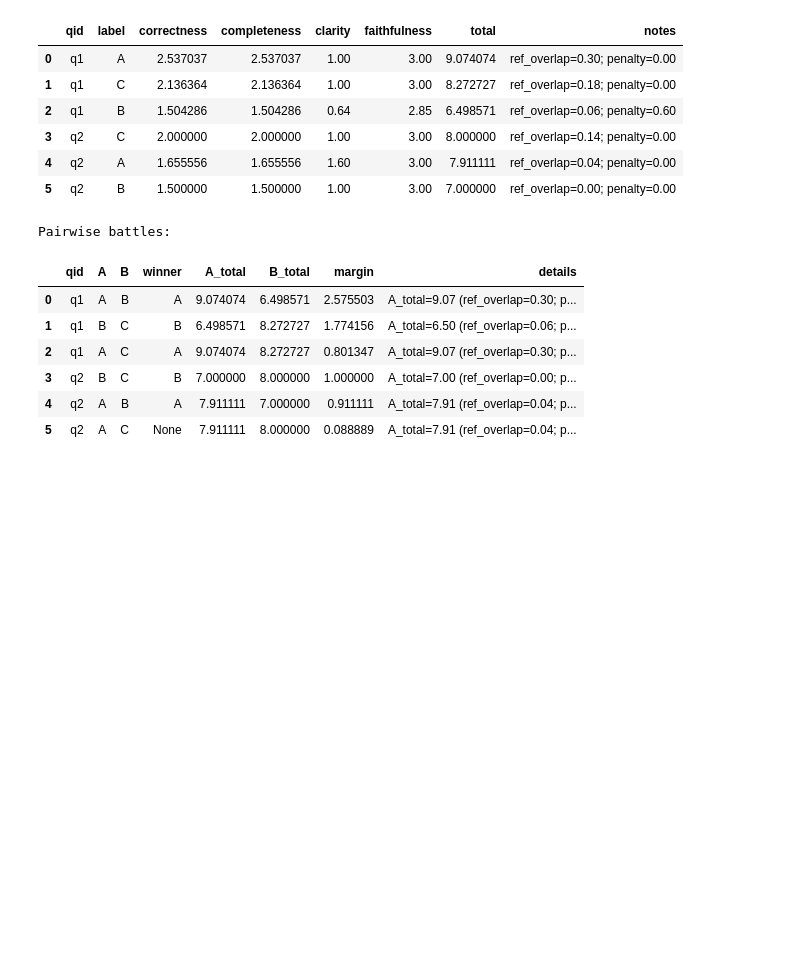
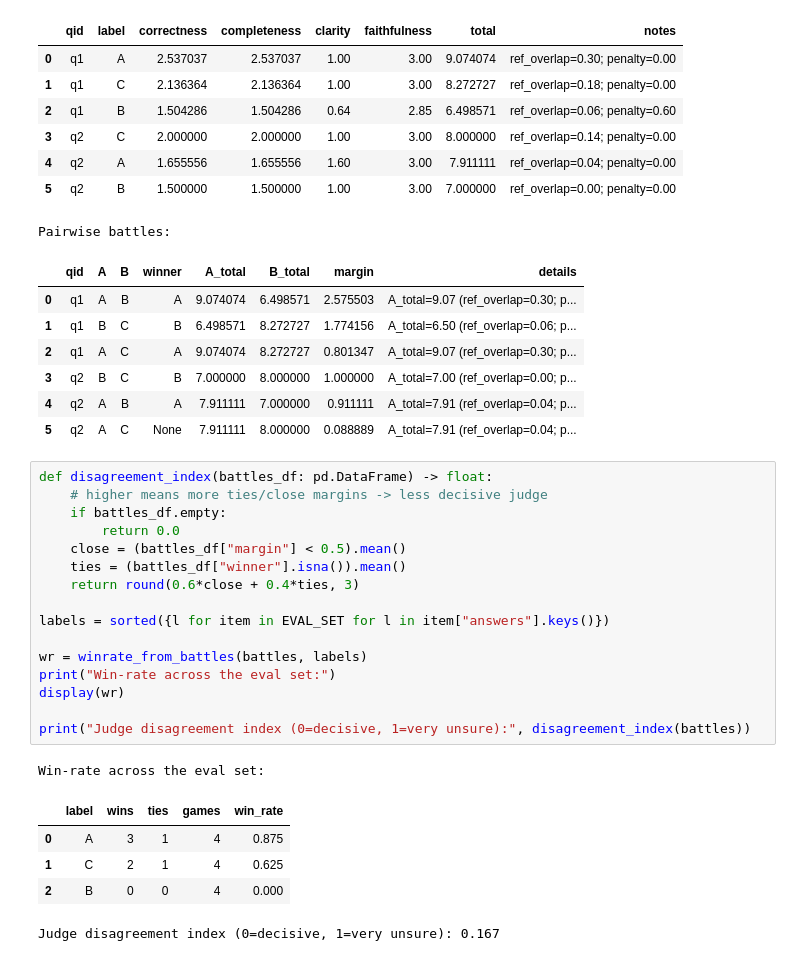
Before and after one commit to m-zayed5722/Miscellaneous-Projects, a Jupyter notebook: EvalForge_Lite.ipynb, the cells around one changed output. Cells and saved outputs as stored; diff of their text form; blank space fills up the shorter version.

```diff
--- a/EvalForge_Lite.ipynb
+++ b/EvalForge_Lite.ipynb
@@ -282,3 +282,26 @@ Pairwise battles:
 | 3 | q2 | B | C | B | 7.000000 | 8.000000 | 1.000000 | A_total=7.00 (ref_overlap=0.00; p... |
 | 4 | q2 | A | B | A | 7.911111 | 7.000000 | 0.911111 | A_total=7.91 (ref_overlap=0.04; p... |
 | 5 | q2 | A | C | None | 7.911111 | 8.000000 | 0.088889 | A_total=7.91 (ref_overlap=0.04; p... |
+# %%
+def disagreement_index(battles_df: pd.DataFrame) -> float:
+    # higher means more ties/close margins -> less decisive judge
+    if battles_df.empty:
+        return 0.0
+    close = (battles_df["margin"] < 0.5).mean()
+    ties = (battles_df["winner"].isna()).mean()
+    return round(0.6*close + 0.4*ties, 3)
+
+labels = sorted({l for item in EVAL_SET for l in item["answers"].keys()})
+
+wr = winrate_from_battles(battles, labels)
+print("Win-rate across the eval set:")
+display(wr)
+
+print("Judge disagreement index (0=decisive, 1=very unsure):", disagreement_index(battles))
+# %% [output]
+Win-rate across the eval set:
+|  | label | wins | ties | games | win_rate |
+| 0 | A | 3 | 1 | 4 | 0.875 |
+| 1 | C | 2 | 1 | 4 | 0.625 |
+| 2 | B | 0 | 0 | 4 | 0.000 |
+Judge disagreement index (0=decisive, 1=very unsure): 0.167
```
Also changed, not shown: parts of 1 cell of this notebook.
